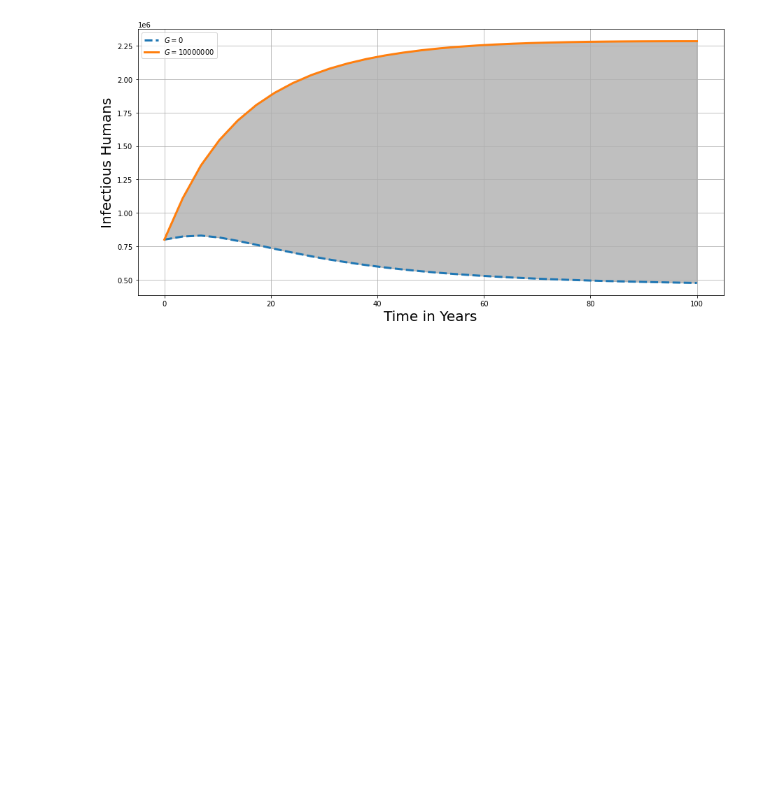
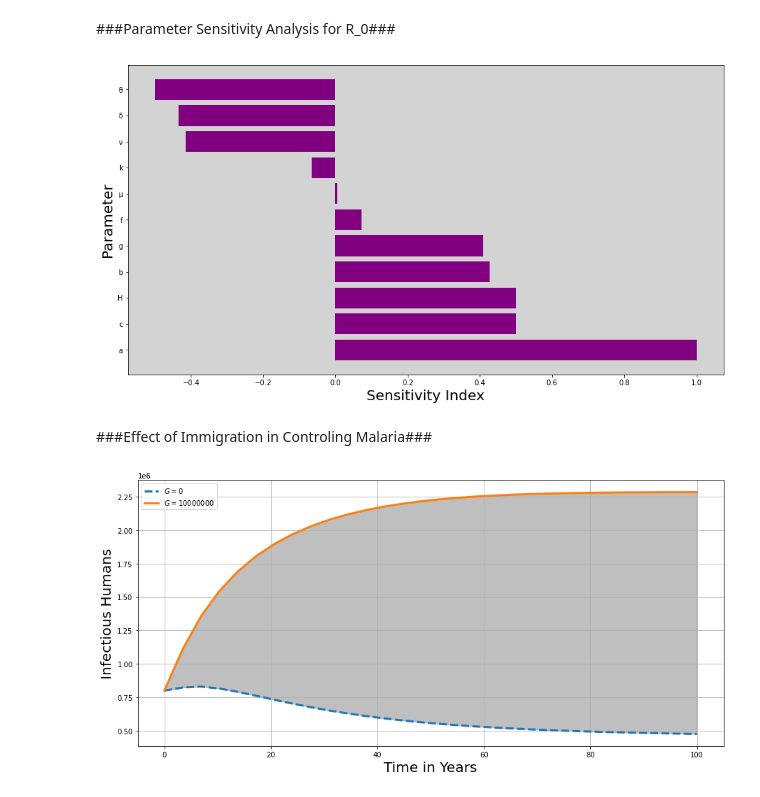
Before and after one commit to Pride1234/Codes, a Jupyter notebook: Effect_Of_Immigration_Vaccine_Effectiveness.ipynb, the cells around one changed output. Drawn from its saved outputs; the diff is of its cells as text; code cells hidden in the pictures; blank space fills up the shorter version.

```diff
--- a/Effect_Of_Immigration_Vaccine_Effectiveness.ipynb
+++ b/Effect_Of_Immigration_Vaccine_Effectiveness.ipynb
@@ -1,3 +1,24 @@
+# %% [markdown]
+###Parameter Sensitivity Analysis for R_0###
+# %%
+import matplotlib.pyplot as plt
+plt.figure(figsize=(15,8))
+
+ax = plt.gca()
+ax.set_facecolor('lightgray')
+
+parameters = [1,0.5,0.5, 0.42799,0.408668,0.0720228,0.0059912,-0.0651593,-0.415112,-0.434395,-0.5]
+plt.barh(['a',  'c', 'H','b', 'g','f','\u03BC','k','\u03BD','\u03B4','\u03B8'], parameters, color='purple')
+
+
+plt.ylabel("Parameter", fontsize=20)
+plt.xlabel("Sensitivity Index", fontsize=20)
+#plt.grid()
+plt.show()
+# %% [output]
+[figure, added]
+# %% [markdown]
+###Effect of Immigration in Controling Malaria###
 # %%
 import numpy as np
 from scipy.integrate import odeint
```
Also changed, not shown: 1 other file.
